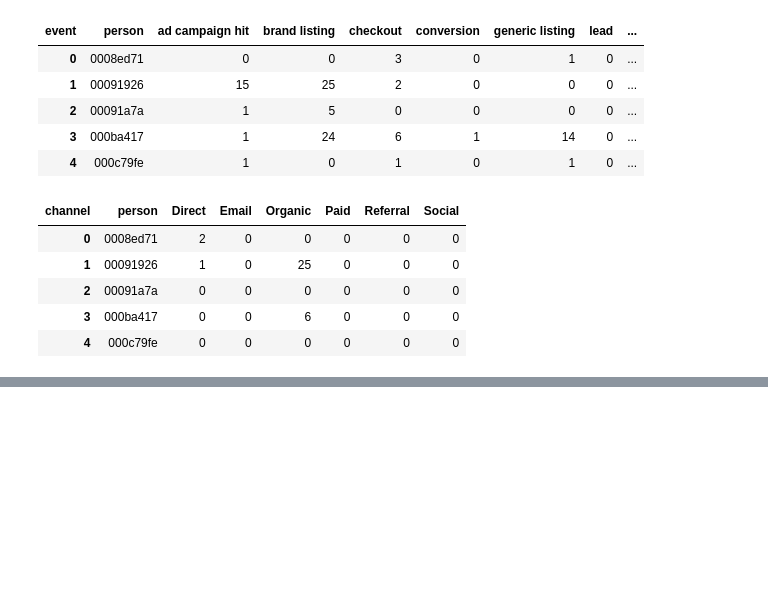
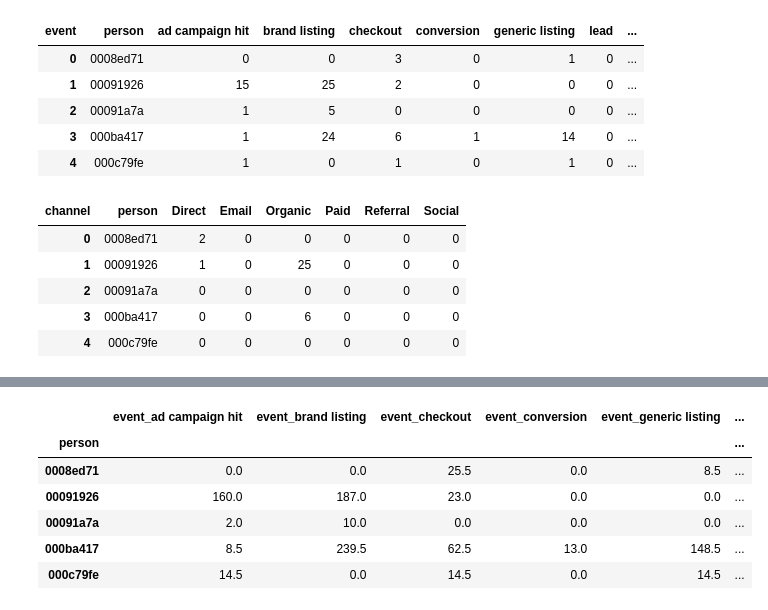
Before and after one commit to camilaserra5/tp2_machine_learning, a Jupyter notebook: features/features_basicos.ipynb, the cells around one changed output, grey strips where cells are left out. Saved outputs shown, nothing was run; the diff lists cells and outputs as text; code cells hidden in the pictures; blank space fills up the shorter version.

```diff
--- a/features/features_basicos.ipynb
+++ b/features/features_basicos.ipynb
@@ -74 +91,11 @@ time[['timestamp', 'time_score']].head()
+# %%
+tiempo.head()
+# %% [output]
+|  | event_ad campaign hit | event_brand listing | event_checkout | event_conversion | event_generic listing | ... |
+| person |  |  |  |  |  | ... |
+| 0008ed71 | 0.0 | 0.0 | 25.5 | 0.0 | 8.5 | ... |
+| 00091926 | 160.0 | 187.0 | 23.0 | 0.0 | 0.0 | ... |
+| 00091a7a | 2.0 | 10.0 | 0.0 | 0.0 | 0.0 | ... |
+| 000ba417 | 8.5 | 239.5 | 62.5 | 13.0 | 148.5 | ... |
+| 000c79fe | 14.5 | 0.0 | 14.5 | 0.0 | 14.5 | ... |
 # %%
```
Also changed, not shown: parts of 9 cells of this notebook, 3 other files.
